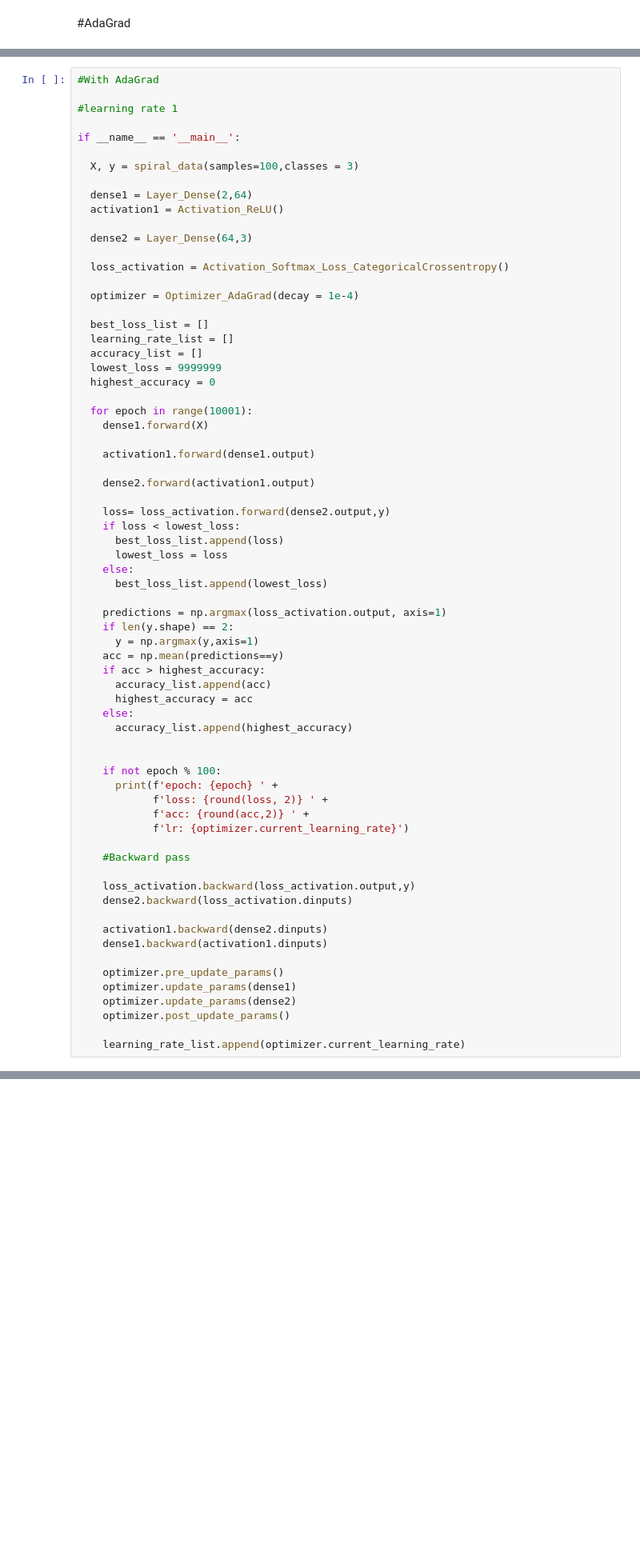
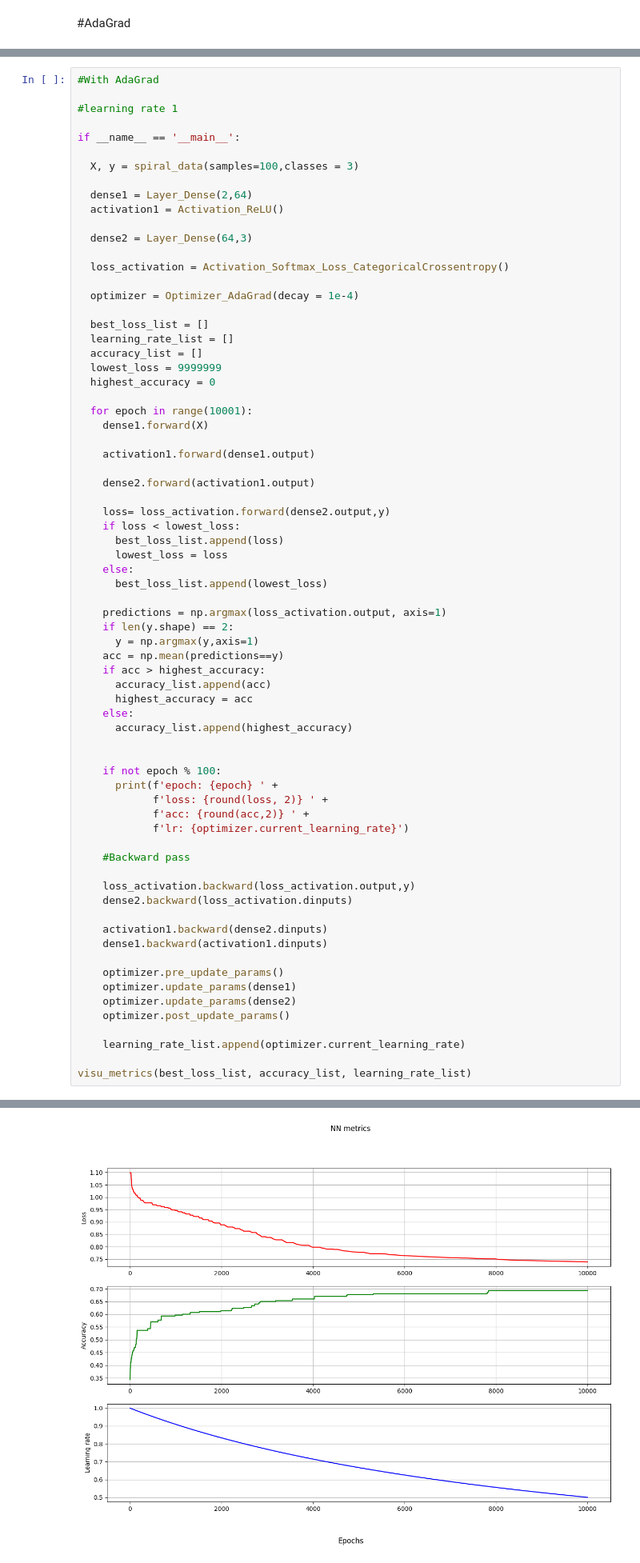
Before and after one commit to douglasmmachado/BatterySoC-Prediction, a Jupyter notebook: examples.ipynb, the cells around one changed output, grey strips where cells are left out. Shown at 80% size. Saved outputs shown, nothing was run; the diff lists cells and outputs as text; blank space fills up the shorter version.

```diff
--- a/examples.ipynb
+++ b/examples.ipynb
@@ -1272,4 +1256,6 @@ if __name__ == '__main__':
     optimizer.post_update_params()
 
     learning_rate_list.append(optimizer.current_learning_rate)
+
+visu_metrics(best_loss_list, accuracy_list, learning_rate_list)
 # %% [output]
@@ -1292,0 +1279 @@ epoch: 10000 loss: 0.4300000071525574 acc: 0.76 lr: 0.5000250012500626
+[figure, added]
```
Also changed, not shown: parts of 13 cells of this notebook.
